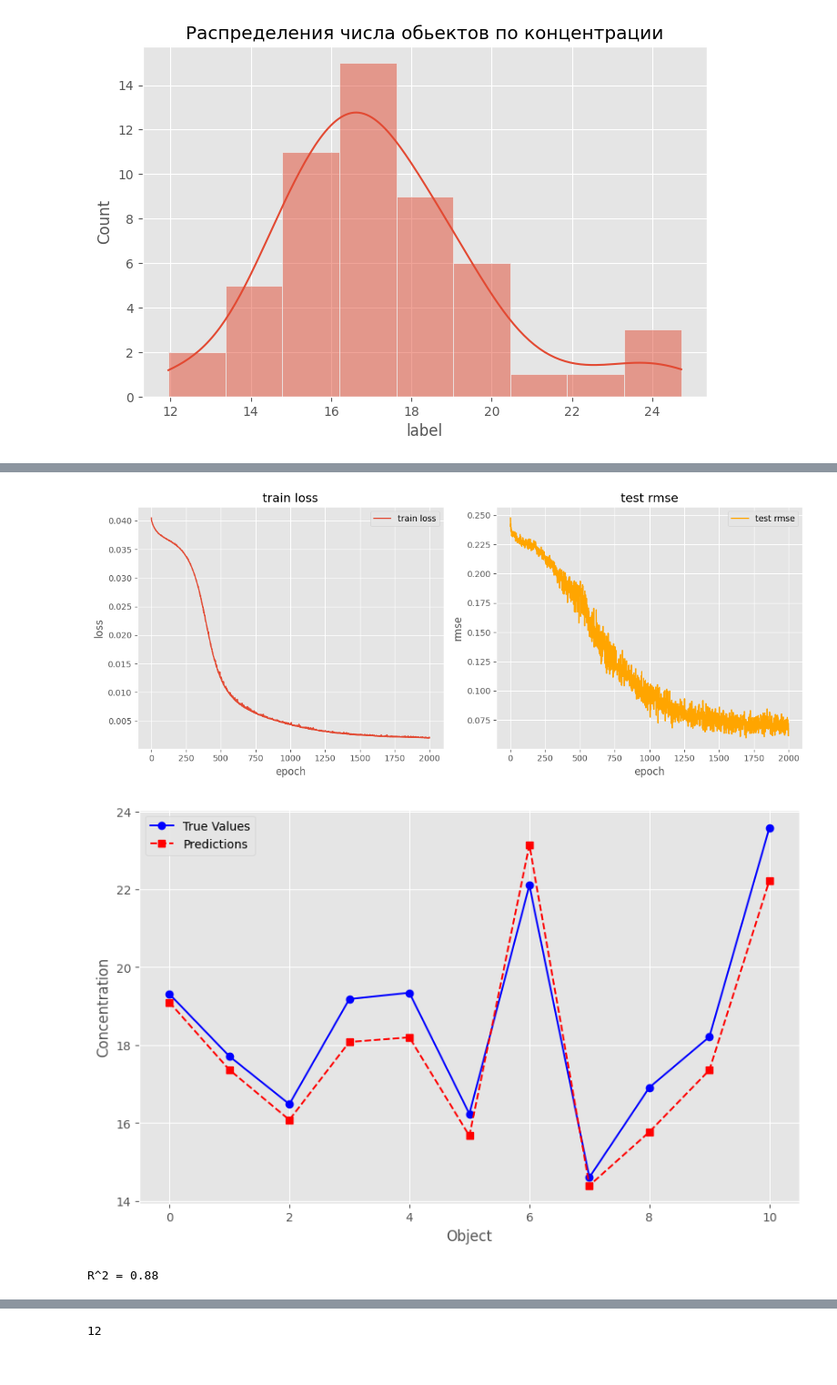
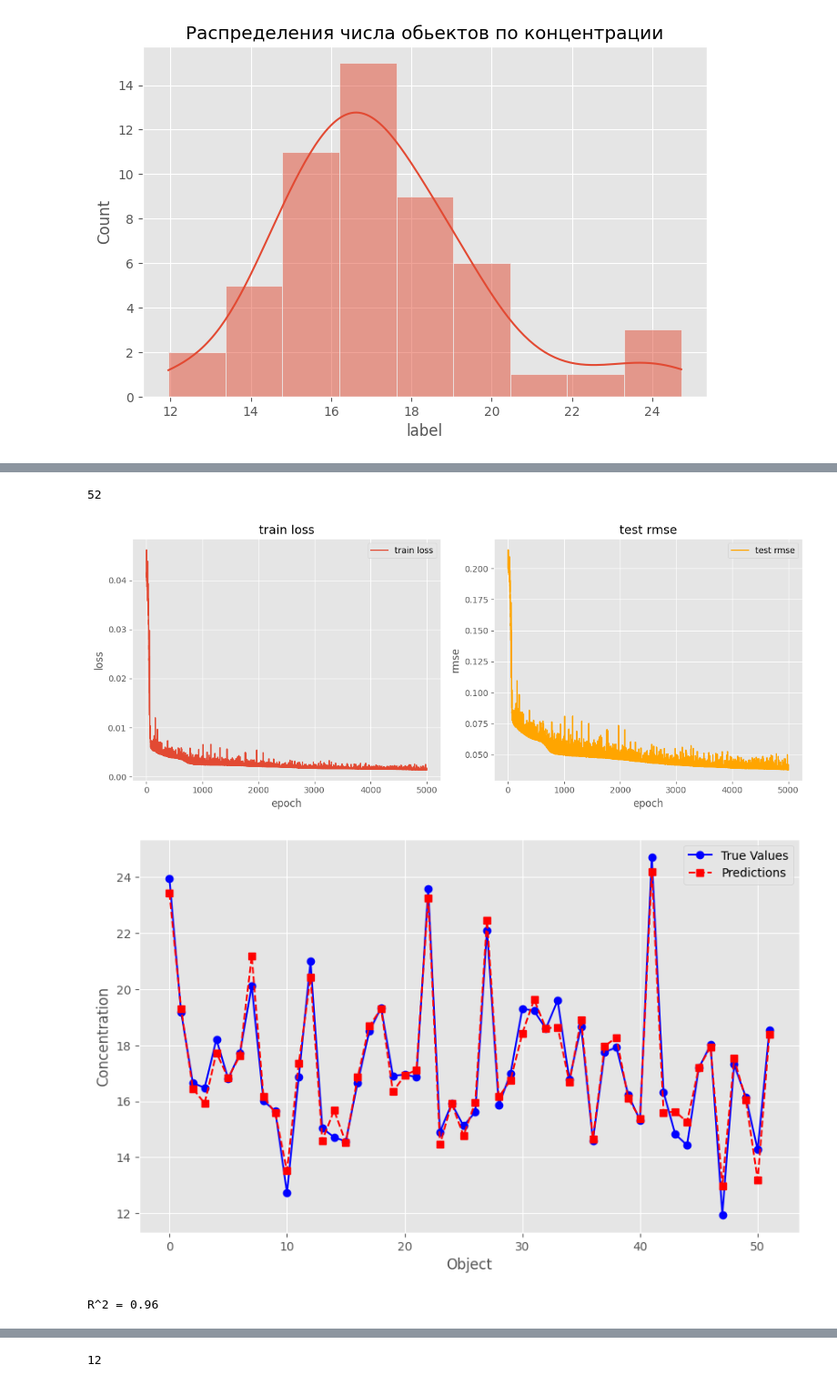
Before and after one commit to matalhim/nuclear, a Jupyter notebook: lab4/main2.ipynb, the cells around one changed output, grey strips where cells are left out. Shown at 91% size. Drawn from its saved outputs; the diff is of its cells as text; code cells hidden in the pictures.

```diff
--- a/lab4/main2.ipynb
+++ b/lab4/main2.ipynb
@@ -142,0 +127,2 @@ df2.head(2)
+# %%
+feature_columns = ['Fe_Ka', 'Cu_Ka', 'Cu_Kb', 'Nkr']
@@ -142,0 +131,3 @@ df2.head(2)
+# %%
+df2 = df2[['Fe_Ka', 'Cu_Ka', 'Cu_Kb', 'Nkr', 'label']]
+df2.head()
@@ -195,7 +193,7 @@ X2_scaled = scaler_X2.fit_transform(X2)
 y2_scaled = scaler_y2.fit_transform(y2.values.reshape(-1, 1))
 
 X_train2, X_test2, y_train2, y_test2 = train_test_split(
-    X2_scaled, y2_scaled, test_size=0.2, random_state=52)
+    X2_scaled, y2_scaled, test_size=0.001, random_state=20)
 # %%
 def create_train_data(X_train, X_test, y_train, y_test):
     train_data = [(np.array(x).reshape(-1, 1), y)
@@ -443,23 +445,27 @@ R^2 = 0.89
+# %%
+len(train_data2)
+# %% [output]
+52
 # %%
-layer1_2 = 19
-layer2_2 = 8
-epochs2 = 2000
-eta2 = 0.1
+layer1_2 = 4
+layer2_2 = 4
+epochs2 = 5000
+eta2 = 1
 batch_size2 = 1
 # %%
 net2 = Network([len(feature_columns), layer1_2, layer2_2, 1])
 # %%
 train_loss2, test_rmse2, test_r2_2 = net2.SGD(
-    train_data2, epochs=epochs2, mini_batch_size=batch_size2, eta=eta2, test_data=test_data2)
+    train_data2, epochs=epochs2, mini_batch_size=batch_size2, eta=eta2, test_data=train_data2)
 plot_rmse(train_loss2, test_rmse2)
 # %% [output]
-[figure, old version]
+[figure, new version]
 # %%
-predictions2 = get_predictions(net2, test_data2, scaler_y2)
-plot_predictions(test_data2, predictions2, scaler_y2)
+predictions2 = get_predictions(net2, train_data2, scaler_y2)
+plot_predictions(train_data2, predictions2, scaler_y2)
 # %% [output]
-[figure, old version]
+[figure, new version]
-R^2 = 0.88
+R^2 = 0.96
 # %%
 def drop_features(df1):
     correlation_matrix1 = df1.drop(columns=['label']).corr()
```
Also changed, not shown: parts of 30 cells of this notebook, 27 other files.
